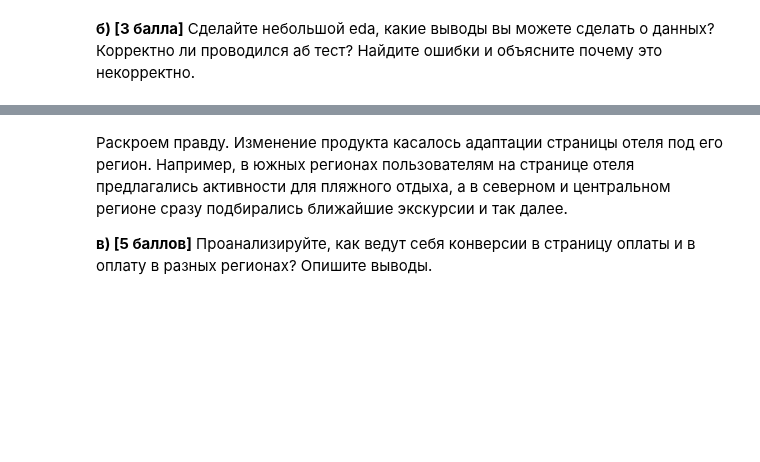
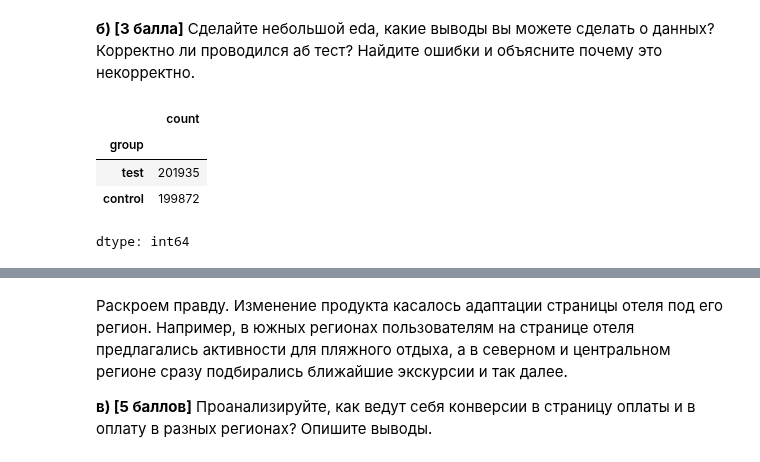
Before and after one commit to PavelMKh/HSE-AI, a Jupyter notebook: Math/stat_hw6.ipynb, the cells around one changed output, grey strips where cells are left out. Cells and saved outputs as stored; diff of their text form; code cells hidden in the pictures; blank space fills up the shorter version.

```diff
--- a/Math/stat_hw6.ipynb
+++ b/Math/stat_hw6.ipynb
@@ -284,0 +295,8 @@ __б) [3 балла]__ Сделайте небольшой eda, какие вы
+# %%
+df.group.value_counts()
+# %% [output]
+|  | count |
+| group |  |
+| test | 201935 |
+| control | 199872 |
+dtype: int64
```
Also changed, not shown: parts of 10 cells of this notebook.
